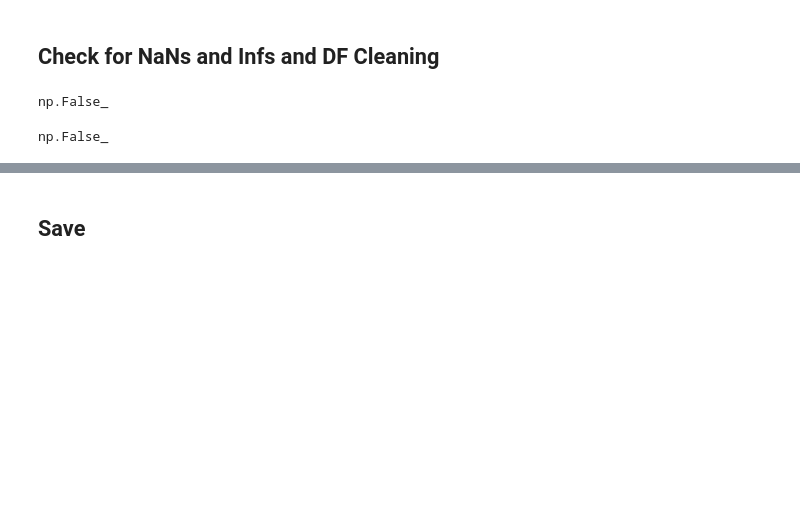
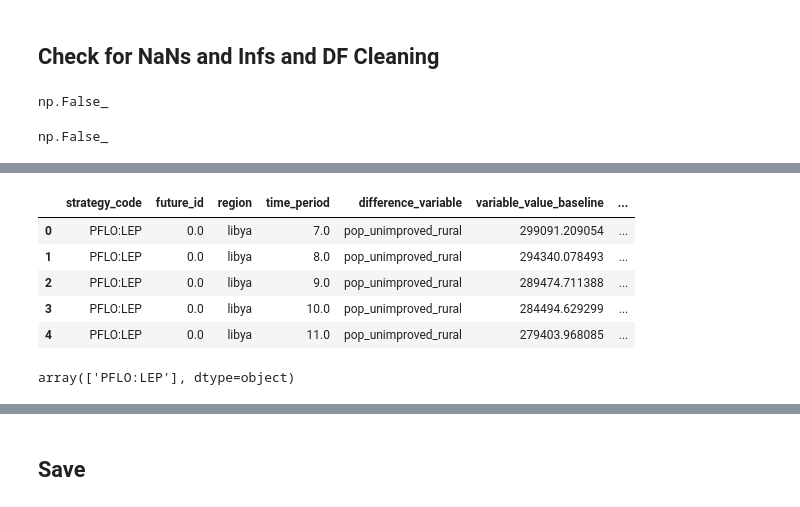
Before and after one commit to sisepuede-framework/ssp_libya, a Jupyter notebook: ssp_modeling/cost-benefits/cb.ipynb, the cells around one changed output, grey strips where cells are left out. Saved outputs shown, nothing was run; the diff lists cells and outputs as text; code cells hidden in the pictures; blank space fills up the shorter version.

```diff
--- a/ssp_modeling/cost-benefits/cb.ipynb
+++ b/ssp_modeling/cost-benefits/cb.ipynb
@@ -194,0 +281,13 @@ plt.show()
+# %%
+cb_data.head()
+# %% [output]
+|  | strategy_code | future_id | region | time_period | difference_variable | variable_value_baseline | ... |
+| 0 | PFLO:LEP | 0.0 | libya | 7.0 | pop_unimproved_rural | 299091.209054 | ... |
+| 1 | PFLO:LEP | 0.0 | libya | 8.0 | pop_unimproved_rural | 294340.078493 | ... |
+| 2 | PFLO:LEP | 0.0 | libya | 9.0 | pop_unimproved_rural | 289474.711388 | ... |
+| 3 | PFLO:LEP | 0.0 | libya | 10.0 | pop_unimproved_rural | 284494.629299 | ... |
+| 4 | PFLO:LEP | 0.0 | libya | 11.0 | pop_unimproved_rural | 279403.968085 | ... |
+# %%
+cb_data.strategy_code.unique()
+# %% [output]
+array(['PFLO:LEP'], dtype=object)
```
Also changed, not shown: parts of 27 cells of this notebook, 3 other files.
